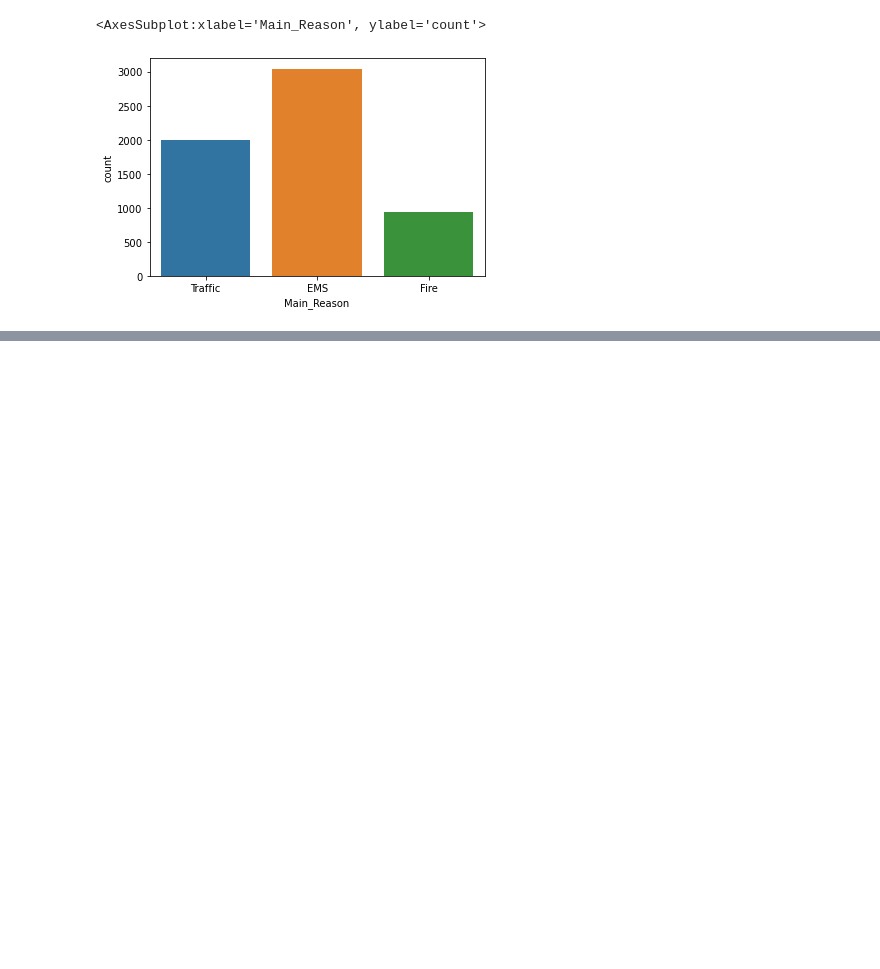
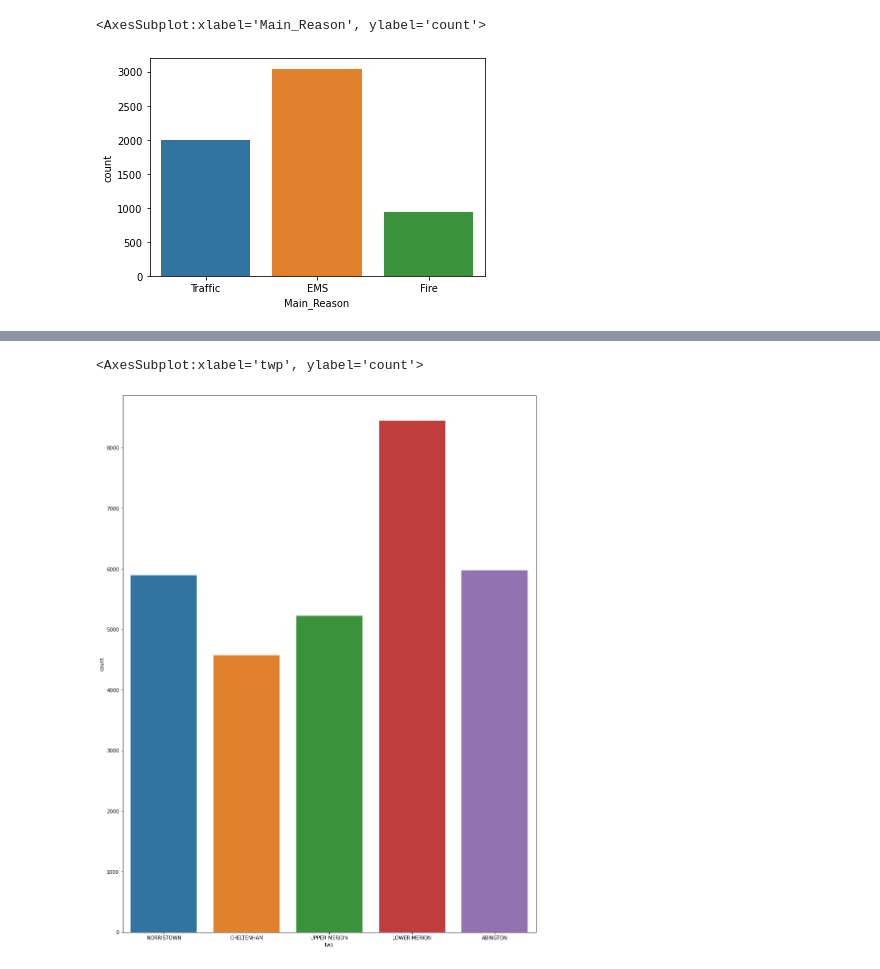
Before and after one commit to makncheese69420/911-Capstone-Project, a Jupyter notebook: Data Visualization Presentation.ipynb, the cells around one changed output, grey strips where cells are left out. Saved outputs shown, nothing was run; the diff lists cells and outputs as text; code cells hidden in the pictures; blank space fills up the shorter version.

Commit message:
Third graph added

```diff
--- a/Data Visualization Presentation.ipynb
+++ b/Data Visualization Presentation.ipynb
@@ -114,0 +125,7 @@ sns.countplot(x = 'Main_Reason', data = Abby)
+# %%
+towns_with_greatest_police_calls = df.loc[df['twp'].isin(['ABINGTON',
+                                                          'LOWER MERION',
+                                                          'NORRISTOWN',
+                                                          'UPPER MERION',
+                                                          'CHELTENHAM'])]
+towns_with_greatest_police_calls
@@ -114,0 +146,6 @@ sns.countplot(x = 'Main_Reason', data = Abby)
+# %%
+fig, ax = plt.subplots(figsize = (15,20))
+sns.countplot(x = 'twp', data = towns_with_greatest_police_calls, ax = ax)
+# %% [output]
+<AxesSubplot:xlabel='twp', ylabel='count'>
+[figure, added]
```
Also changed, not shown: parts of 2 cells of this notebook.
